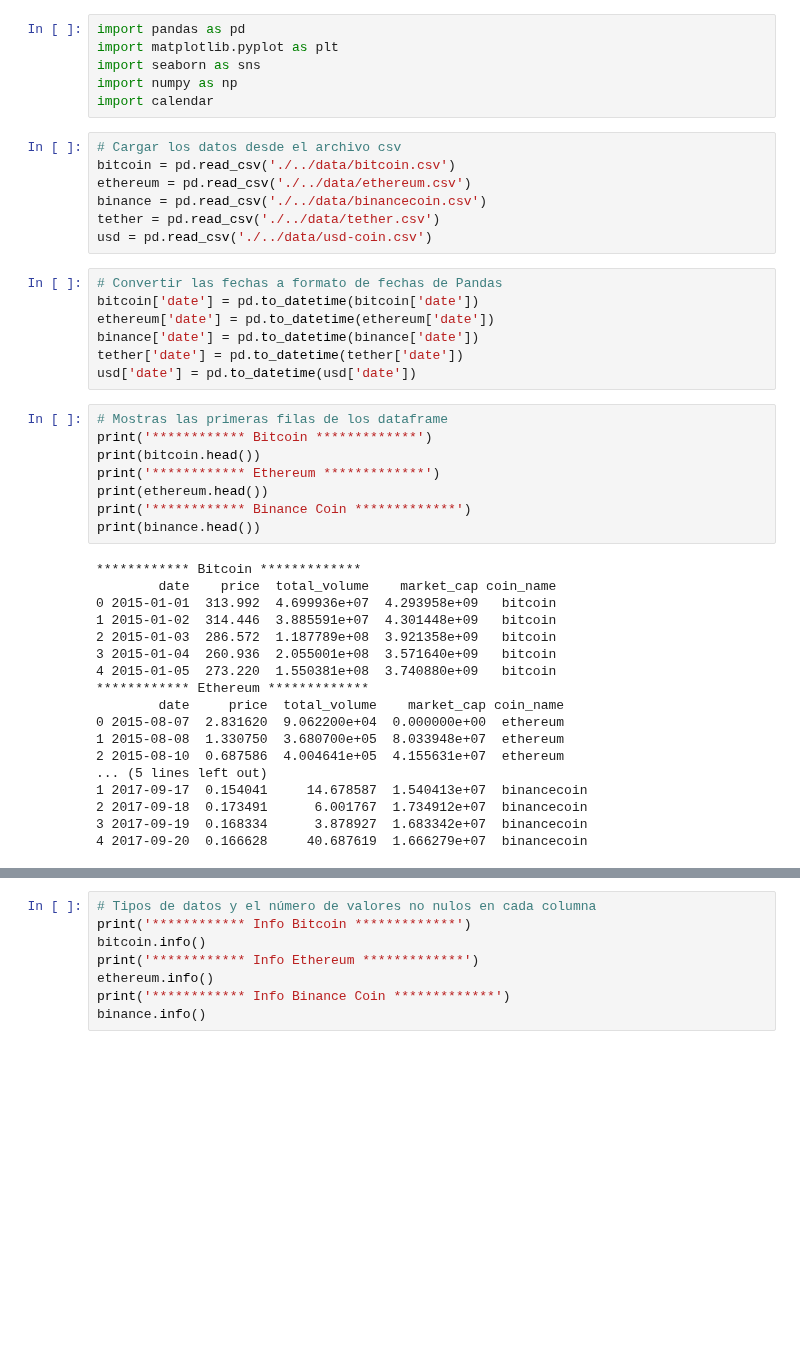
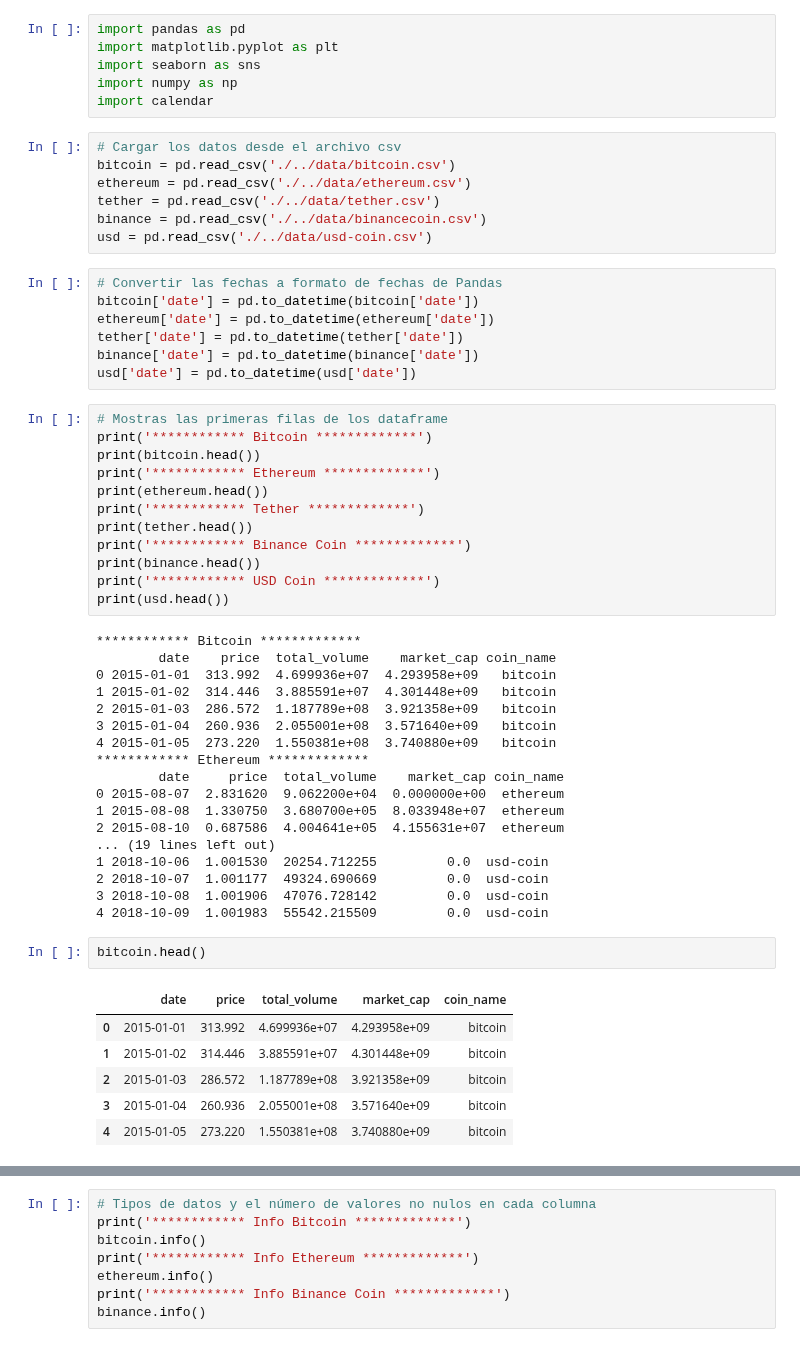
Before and after one commit to angelmpa/proyecto-portafolio, a Jupyter notebook: notebooks/eda_crypto.ipynb, the cells around one changed output, grey strips where cells are left out. Cells and saved outputs as stored; diff of their text form; blank space fills up the shorter version.

```diff
--- a/notebooks/eda_crypto.ipynb
+++ b/notebooks/eda_crypto.ipynb
@@ -8,15 +8,15 @@ import calendar
 # Cargar los datos desde el archivo csv
 bitcoin = pd.read_csv('./../data/bitcoin.csv')
 ethereum = pd.read_csv('./../data/ethereum.csv')
+tether = pd.read_csv('./../data/tether.csv')
 binance = pd.read_csv('./../data/binancecoin.csv')
-tether = pd.read_csv('./../data/tether.csv')
 usd = pd.read_csv('./../data/usd-coin.csv')
 # %%
 # Convertir las fechas a formato de fechas de Pandas
 bitcoin['date'] = pd.to_datetime(bitcoin['date'])
 ethereum['date'] = pd.to_datetime(ethereum['date'])
+tether['date'] = pd.to_datetime(tether['date'])
 binance['date'] = pd.to_datetime(binance['date'])
-tether['date'] = pd.to_datetime(tether['date'])
 usd['date'] = pd.to_datetime(usd['date'])
 # %%
 # Mostras las primeras filas de los dataframe
@@ -24,8 +24,12 @@ print('************ Bitcoin *************')
 print(bitcoin.head())
 print('************ Ethereum *************')
 print(ethereum.head())
+print('************ Tether *************')
+print(tether.head())
 print('************ Binance Coin *************')
 print(binance.head())
+print('************ USD Coin *************')
+print(usd.head())
 # %% [output]
 ************ Bitcoin *************
         date    price  total_volume    market_cap coin_name
@@ -39,11 +43,20 @@ print(binance.head())
 0 2015-08-07  2.831620  9.062200e+04  0.000000e+00  ethereum
 1 2015-08-08  1.330750  3.680700e+05  8.033948e+07  ethereum
 2 2015-08-10  0.687586  4.004641e+05  4.155631e+07  ethereum
-... (5 lines left out)
-1 2017-09-17  0.154041     14.678587  1.540413e+07  binancecoin
-2 2017-09-18  0.173491      6.001767  1.734912e+07  binancecoin
-3 2017-09-19  0.168334      3.878927  1.683342e+07  binancecoin
-4 2017-09-20  0.166628     40.687619  1.666279e+07  binancecoin
+... (19 lines left out)
+1 2018-10-06  1.001530  20254.712255         0.0  usd-coin
+2 2018-10-07  1.001177  49324.690669         0.0  usd-coin
+3 2018-10-08  1.001906  47076.728142         0.0  usd-coin
+4 2018-10-09  1.001983  55542.215509         0.0  usd-coin
+# %%
+bitcoin.head()
+# %% [output]
+|  | date | price | total_volume | market_cap | coin_name |
+| 0 | 2015-01-01 | 313.992 | 4.699936e+07 | 4.293958e+09 | bitcoin |
+| 1 | 2015-01-02 | 314.446 | 3.885591e+07 | 4.301448e+09 | bitcoin |
+| 2 | 2015-01-03 | 286.572 | 1.187789e+08 | 3.921358e+09 | bitcoin |
+| 3 | 2015-01-04 | 260.936 | 2.055001e+08 | 3.571640e+09 | bitcoin |
+| 4 | 2015-01-05 | 273.220 | 1.550381e+08 | 3.740880e+09 | bitcoin |
 # %%
 # Datos nulos
 print('*********** Datos nulos Bitcoin **************')
```
Also changed, not shown: parts of 8 cells of this notebook, 14 other files.
